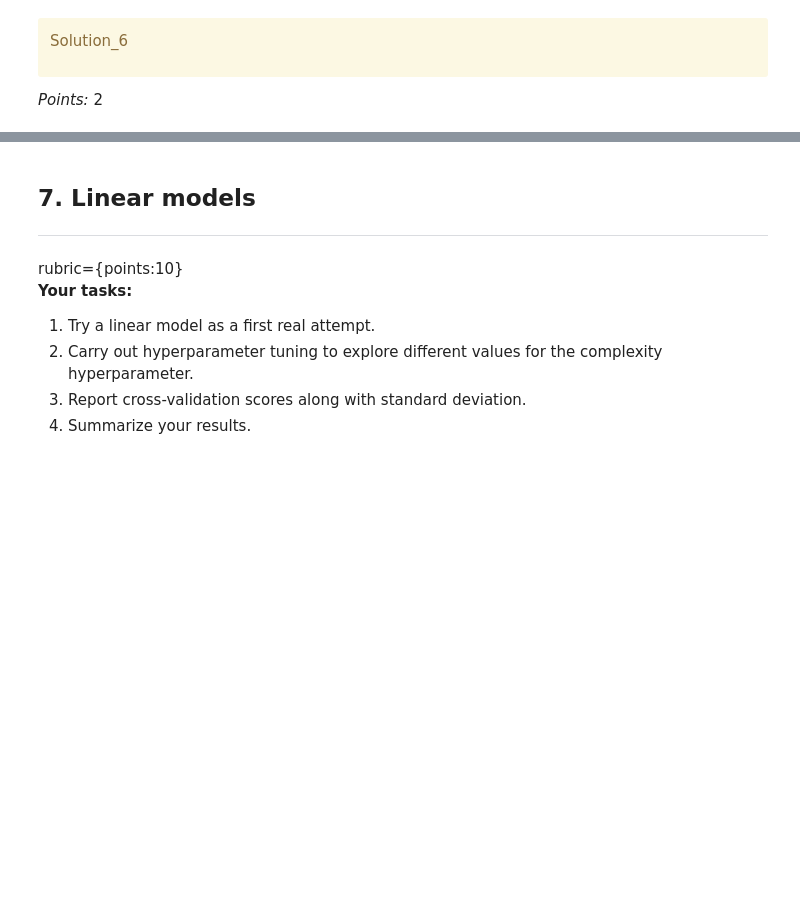
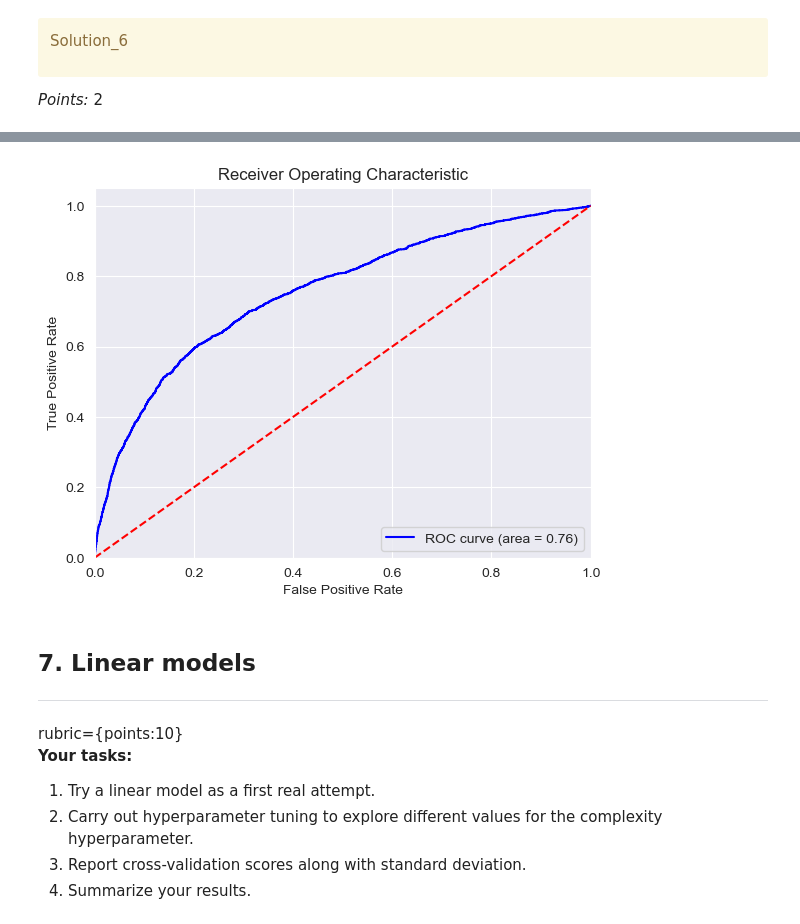
Before and after one commit to Aryan-SeongJae/Credit-Card-Project, a Jupyter notebook: hw5.ipynb, the cells around one changed output, grey strips where cells are left out. Saved outputs shown, nothing was run; the diff lists cells and outputs as text; code cells hidden in the pictures; blank space fills up the shorter version.

```diff
--- a/hw5.ipynb
+++ b/hw5.ipynb
@@ -142,0 +153,4 @@ Ellipsis
+# %%
+cc_dataset = pd.read_csv("data/UCI_Credit_Card.csv")
+
+cc_dataset.head(10)
@@ -164,3 +191,11 @@ Solution_2
 </div>
 
 _Points:_ 2
+# %%
+#data splitting
+
+train_data, test_data = train_test_split(cc_dataset, test_size=0.3, random_state=123)
+
+# Display the shapes of the resulting datasets
+print(f"Train data shape: {train_data.shape}")
+print(f"Test data shape: {test_data.shape}")
@@ -295,0 +685,9 @@ _Points:_ 2
+# %%
+
+# Example: Train a baseline logistic regression model
+baseline_model = LogisticRegression(max_iter=200)
+baseline_model.fit(X_train_transformed, y_train)
+
+# Predict on test data
+y_pred = baseline_model.predict(X_test_transformed)
+y_pred_proba = baseline_model.predict_proba(X_test_transformed)[:, 1]  # For ROC AUC, use probability of the positive class
@@ -296,3 +721,22 @@ _Points:_ 2
+# %%
+from sklearn.metrics import roc_curve, auc
+import matplotlib.pyplot as plt
+
+fpr, tpr, thresholds = roc_curve(y_test, y_pred_proba)
+roc_auc = auc(fpr, tpr)
+
+plt.figure()
+plt.plot(fpr, tpr, color='blue', label='ROC curve (area = {:.2f})'.format(roc_auc))
+plt.plot([0, 1], [0, 1], color='red', linestyle='--')
+plt.xlim([0.0, 1.0])
+plt.ylim([0.0, 1.05])
+plt.xlabel('False Positive Rate')
+plt.ylabel('True Positive Rate')
+plt.title('Receiver Operating Characteristic')
+plt.legend(loc="lower right")
+plt.show()
+# %% [output]
+[figure, added]
 # %% [markdown]
 <!-- BEGIN QUESTION -->
 
```
Also changed, not shown: parts of 64 cells of this notebook.
